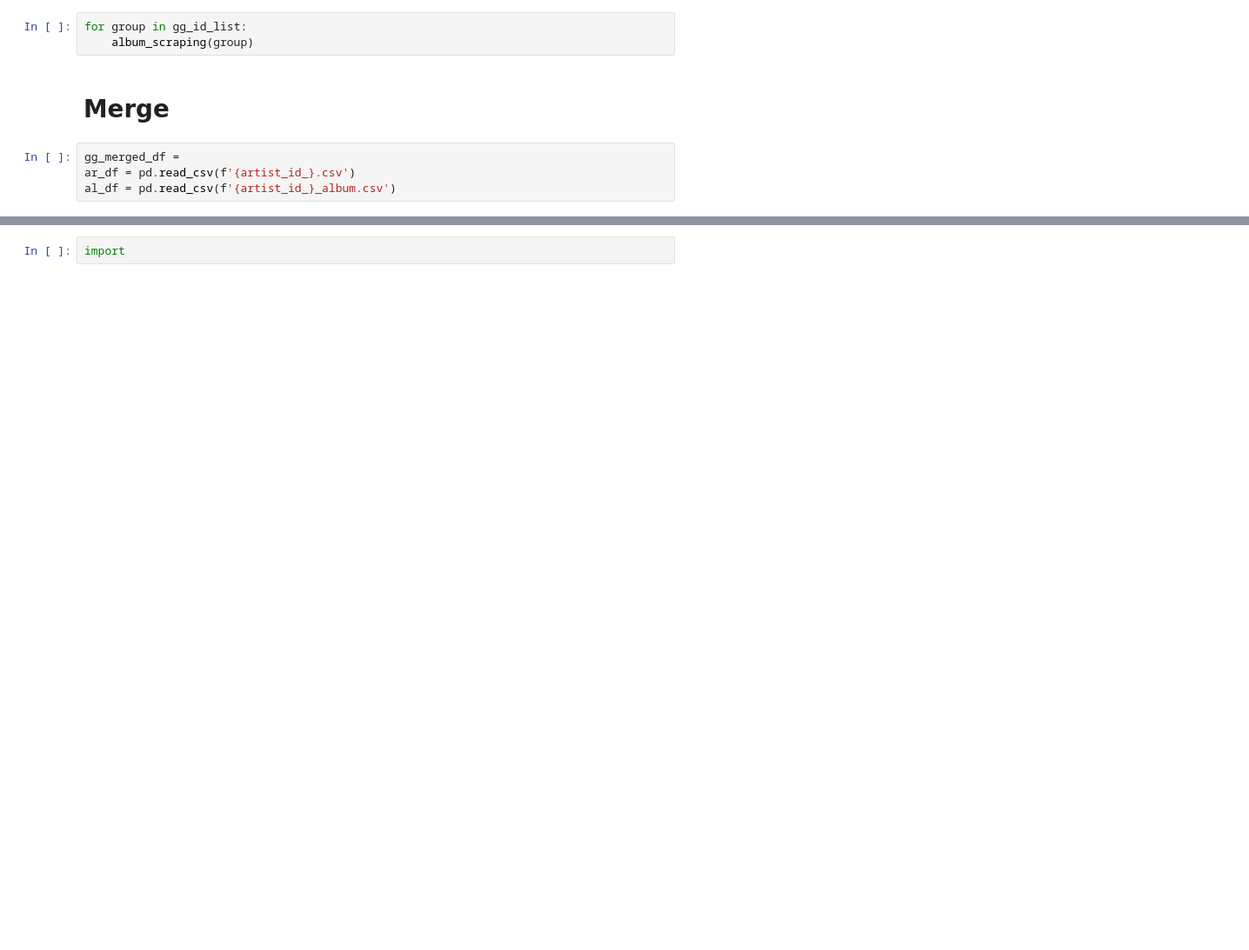
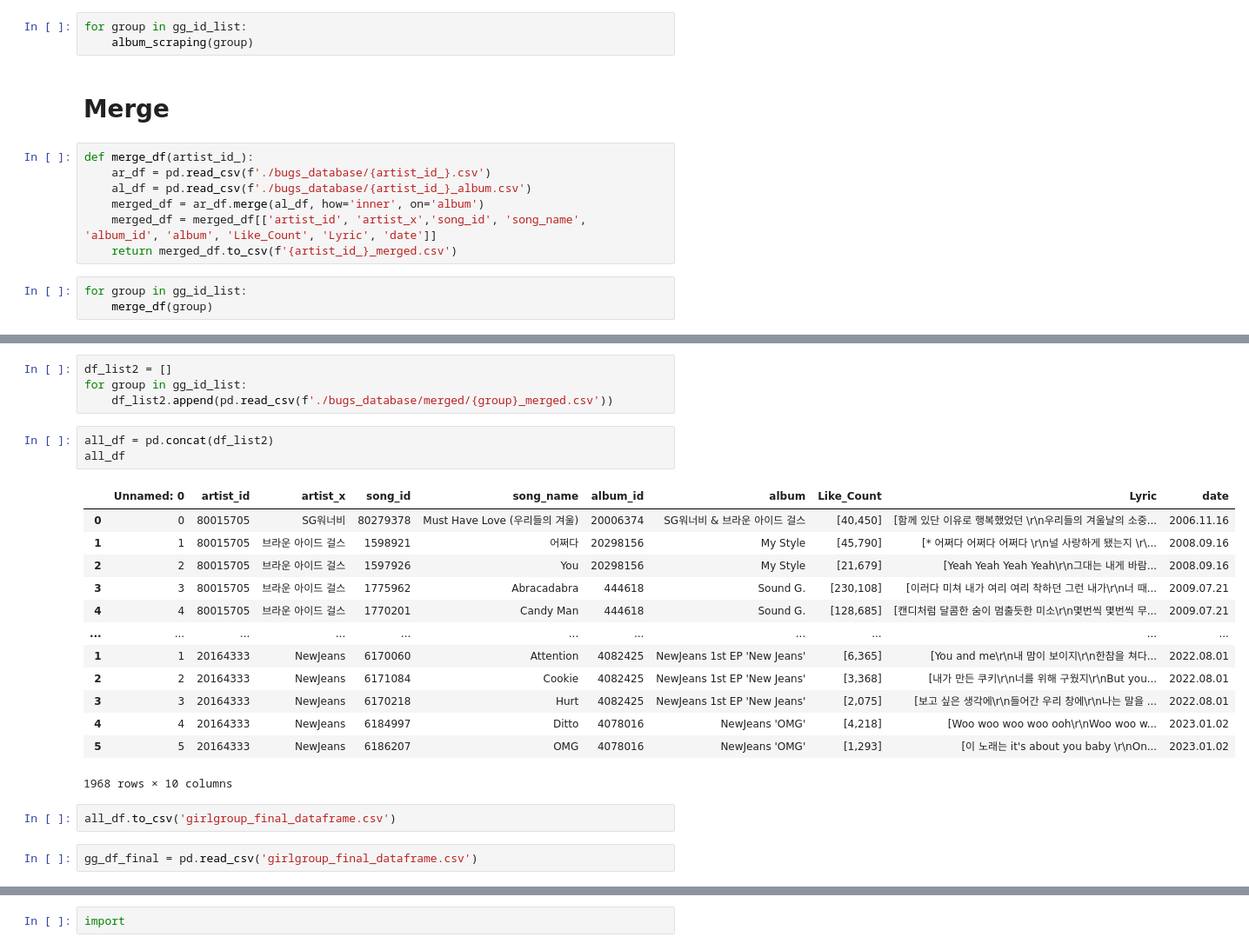
Before and after one commit to JiwonGigiShin/kpop_analysis, a Jupyter notebook: bugs_scraping.ipynb, the cells around one changed output, grey strips where cells are left out. Shown: that part at 87% size. Cells and saved outputs as stored; diff of their text form; blank space fills up the shorter version.

```diff
--- a/bugs_scraping.ipynb
+++ b/bugs_scraping.ipynb
@@ -228,7 +228,13 @@ for group in gg_id_list:
     album_scraping(group)
 # %% [markdown]
 # Merge
-# %%
-gg_merged_df =
-ar_df = pd.read_csv(f'{artist_id_}.csv')
-al_df = pd.read_csv(f'{artist_id_}_album.csv')
+# %%
+def merge_df(artist_id_):
+    ar_df = pd.read_csv(f'./bugs_database/{artist_id_}.csv')
+    al_df = pd.read_csv(f'./bugs_database/{artist_id_}_album.csv')
+    merged_df = ar_df.merge(al_df, how='inner', on='album')
+    merged_df = merged_df[['artist_id', 'artist_x','song_id', 'song_name', 'album_id', 'album', 'Like_Count', 'Lyric', 'date']]
+    return merged_df.to_csv(f'{artist_id_}_merged.csv')
+# %%
+for group in gg_id_list:
+    merge_df(group)
@@ -234,0 +248,25 @@ al_df = pd.read_csv(f'{artist_id_}_album.csv')
+# %%
+df_list2 = []
+for group in gg_id_list:
+    df_list2.append(pd.read_csv(f'./bugs_database/merged/{group}_merged.csv'))
+# %%
+all_df = pd.concat(df_list2)
+all_df
+# %% [output]
+|  | Unnamed: 0 | artist_id | artist_x | song_id | song_name | album_id | album | Like_Count | Lyric | date |
+| 0 | 0 | 80015705 | SG워너비 | 80279378 | Must Have Love (우리들의 겨울) | 20006374 | SG워너비 & 브라운 아이드 걸스 | [40,450] | [함께 있단 이유로 행복했었던 \r\n우리들의 겨울날의 소중... | 2006.11.16 |
+| 1 | 1 | 80015705 | 브라운 아이드 걸스 | 1598921 | 어쩌다 | 20298156 | My Style | [45,790] | [* 어쩌다 어쩌다 어쩌다 \r\n널 사랑하게 됐는지 \r\... | 2008.09.16 |
+| 2 | 2 | 80015705 | 브라운 아이드 걸스 | 1597926 | You | 20298156 | My Style | [21,679] | [Yeah Yeah Yeah Yeah\r\n그대는 내게 바람... | 2008.09.16 |
+| 3 | 3 | 80015705 | 브라운 아이드 걸스 | 1775962 | Abracadabra | 444618 | Sound G. | [230,108] | [이러다 미쳐 내가 여리 여리 착하던 그런 내가\r\n너 때... | 2009.07.21 |
+| 4 | 4 | 80015705 | 브라운 아이드 걸스 | 1770201 | Candy Man | 444618 | Sound G. | [128,685] | [캔디처럼 달콤한 숨이 멈출듯한 미소\r\n몇번씩 몇번씩 무... | 2009.07.21 |
+| ... | ... | ... | ... | ... | ... | ... | ... | ... | ... | ... |
+| 1 | 1 | 20164333 | NewJeans | 6170060 | Attention | 4082425 | NewJeans 1st EP 'New Jeans' | [6,365] | [You and me\r\n내 맘이 보이지\r\n한참을 쳐다... | 2022.08.01 |
+| 2 | 2 | 20164333 | NewJeans | 6171084 | Cookie | 4082425 | NewJeans 1st EP 'New Jeans' | [3,368] | [내가 만든 쿠키\r\n너를 위해 구웠지\r\nBut you... | 2022.08.01 |
+| 3 | 3 | 20164333 | NewJeans | 6170218 | Hurt | 4082425 | NewJeans 1st EP 'New Jeans' | [2,075] | [보고 싶은 생각에\r\n들어간 우리 창에\r\n나는 말을 ... | 2022.08.01 |
+| 4 | 4 | 20164333 | NewJeans | 6184997 | Ditto | 4078016 | NewJeans 'OMG' | [4,218] | [Woo woo woo woo ooh\r\nWoo woo w... | 2023.01.02 |
+| 5 | 5 | 20164333 | NewJeans | 6186207 | OMG | 4078016 | NewJeans 'OMG' | [1,293] | [이 노래는 it's about you baby \r\nOn... | 2023.01.02 |
+1968 rows × 10 columns
+# %%
+all_df.to_csv('girlgroup_final_dataframe.csv')
+# %%
+gg_df_final = pd.read_csv('girlgroup_final_dataframe.csv')
```
Also changed, not shown: parts of 3 cells of this notebook, 1 other file.
